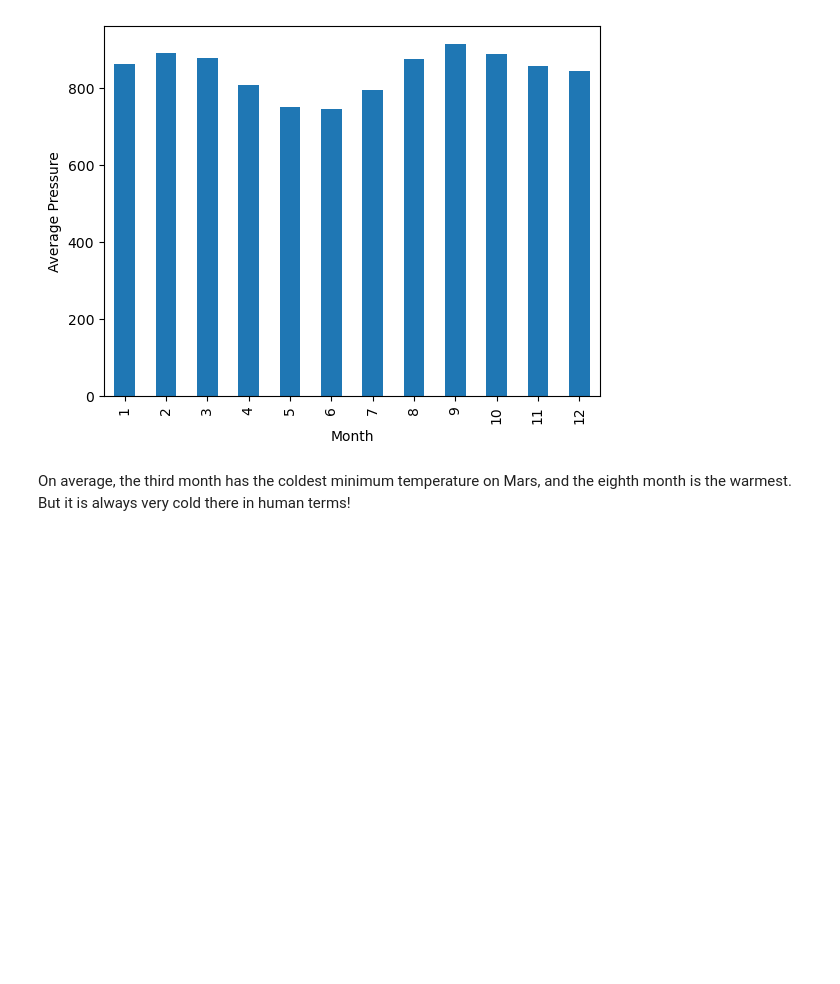
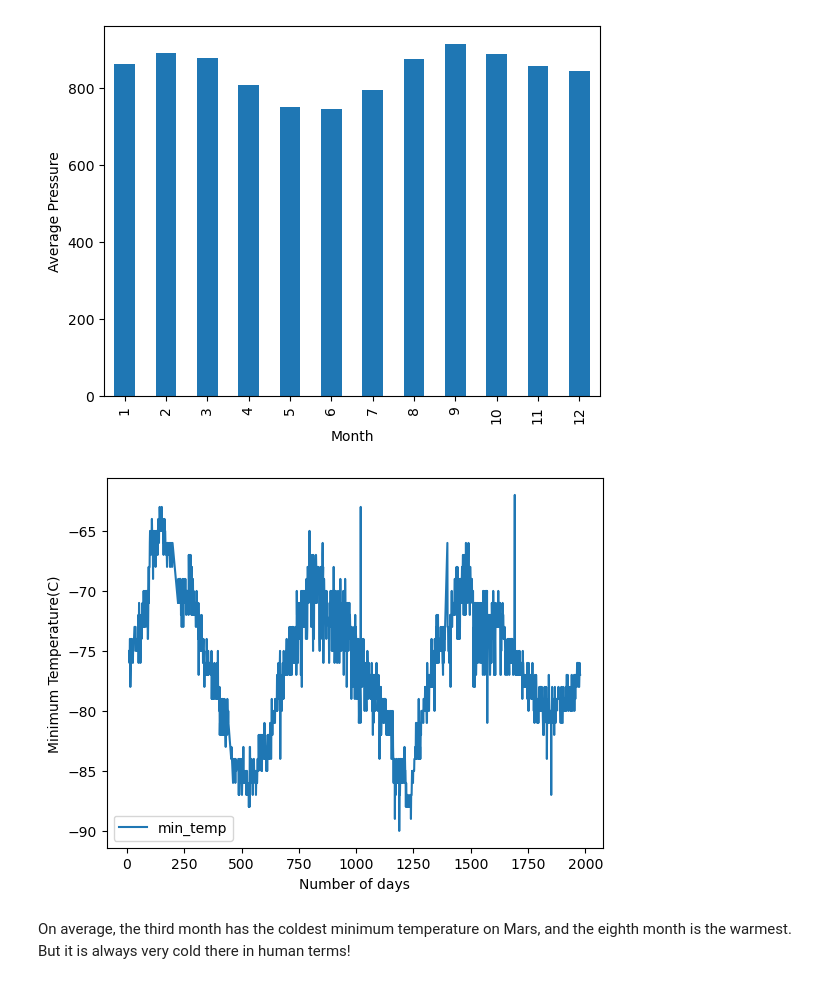
Before and after one commit to cghosh2022/Module_11_Challenge, a Jupyter notebook: part_2_mars_weather.ipynb, the cells around one changed output. Drawn from its saved outputs; the diff is of its cells as text; code cells hidden in the pictures; blank space fills up the shorter version.

```diff
--- a/part_2_mars_weather.ipynb
+++ b/part_2_mars_weather.ipynb
@@ -255,5 +263,11 @@ plt.show()
 # %%
 # 5. How many terrestrial (earth) days are there in a Martian year?
+sorted_sol = table_df.sort_values('sol')
+
+sorted_sol.plot(x='sol', y='min_temp', xlabel = 'Number of days', ylabel = "Minimum Temperature(C)")
+plt.show()
+# %% [output]
+[figure, added]
 # %% [markdown]
 On average, the third month has the coldest minimum temperature on Mars, and the eighth month is the warmest. But it is always very cold there in human terms!
 # %% [markdown]
```
Also changed, not shown: parts of 3 cells of this notebook, 1 other file.
